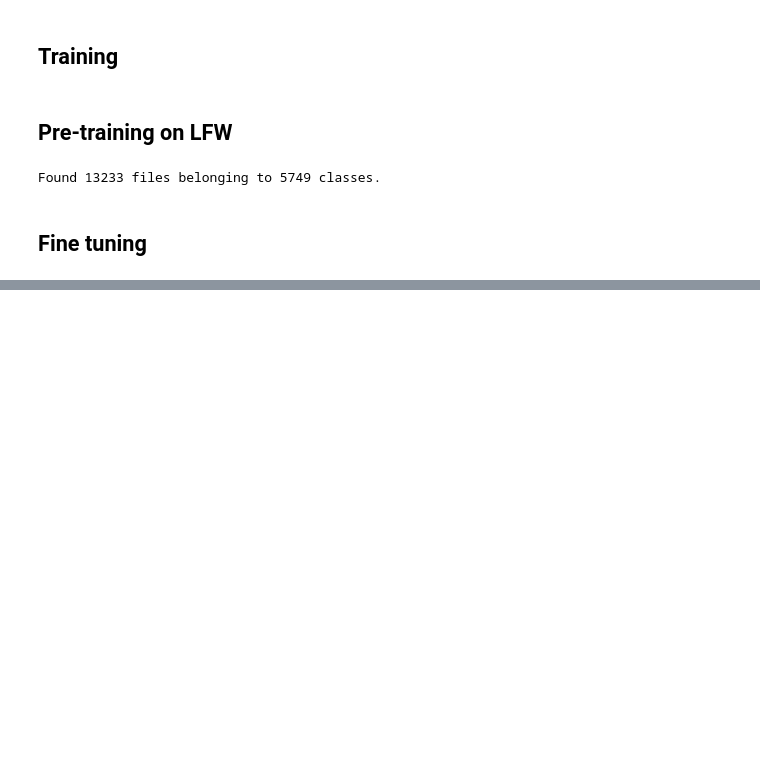
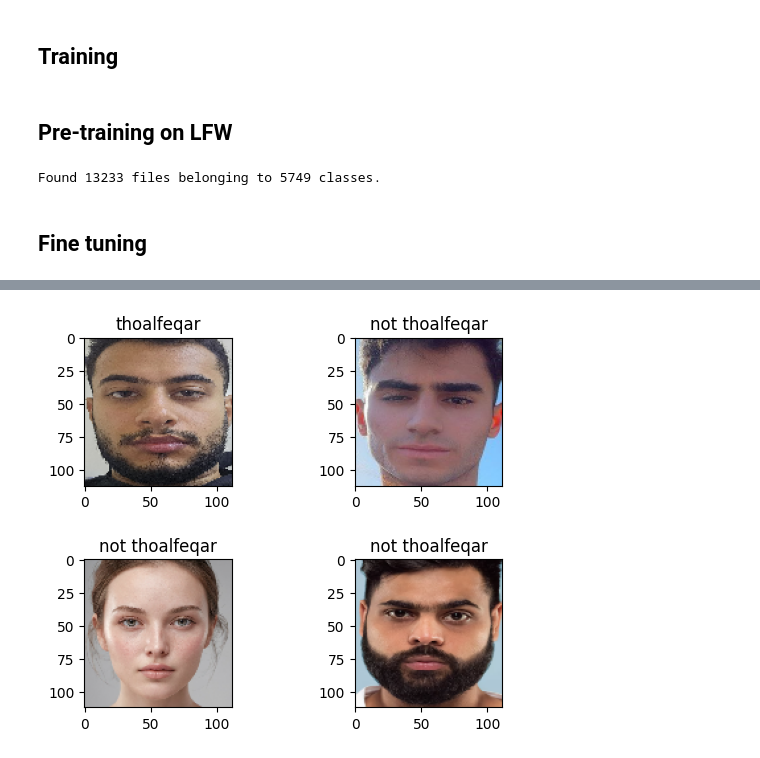
Before and after one commit to Thoalfeqar-gata/Vision-Transformers, a Jupyter notebook: face recognition.ipynb, the cells around one changed output, grey strips where cells are left out. Cells and saved outputs as stored; diff of their text form; code cells hidden in the pictures; blank space fills up the shorter version.

Commit message:
Finished training the final model

```diff
--- a/face recognition.ipynb
+++ b/face recognition.ipynb
@@ -8,12 +8,12 @@ import keras, matplotlib.pyplot as plt
 
 batch_size = 1024
 image_size = 112
-dataset = keras.utils.image_dataset_from_directory(
-    os.path.join('data', 'Casia webface', 'archive', 'casia-webface'),
-    labels = 'inferred',
-    label_mode = 'int',
-    batch_size = batch_size,
-    image_size = (image_size, image_size),
-    color_mode = 'rgb'
-)
+# dataset = keras.utils.image_dataset_from_directory(
+#     os.path.join('data', 'Casia webface', 'archive', 'casia-webface'),
+#     labels = 'inferred',
+#     label_mode = 'int',
+#     batch_size = batch_size,
+#     image_size = (image_size, image_size),
+#     color_mode = 'rgb'
+# )
 # %% [output]
@@ -340,0 +377,30 @@ history = model.fit(
+# %%
+import cv2, numpy as np, keras
+model = create_vit_classifier()
+model.load_weights(os.path.join('data', 'checkpoint', 'ViT 3', 'ViT 3.weights.h5'))
+classes = ['thoalfeqar', 'not thoalfeqar']
+image1 = cv2.resize(cv2.imread(os.path.join('data', 'test images', '7.jpg'))[:, :, ::-1], (112, 112))
+image2 = cv2.resize(cv2.imread(os.path.join('data', 'test images', '4.jpg'))[:, :, ::-1], (112, 112))
+image3 = cv2.resize(cv2.imread(os.path.join('data', 'test images', '6.png'))[:, :, ::-1], (112, 112))
+image4 = cv2.resize(cv2.imread(os.path.join('data', 'test images', '5.png'))[:, :, ::-1], (112, 112))
+output_class1 = np.argmax(model.predict(np.array([image1])))
+output_class2 = np.argmax(model.predict(np.array([image2])))
+output_class3 = np.argmax(model.predict(np.array([image3])))
+output_class4 = np.argmax(model.predict(np.array([image4])))
+
+plt.subplots_adjust(hspace = 0.5)
+plt.subplot(2, 2, 1)
+plt.imshow(image1)
+plt.title(classes[output_class1])
+plt.subplot(2, 2, 2)
+plt.imshow(image2)
+plt.title(classes[output_class2])
+plt.subplot(2, 2, 3)
+plt.imshow(image3)
+plt.title(classes[output_class3])
+plt.subplot(2, 2, 4)
+plt.imshow(image4)
+plt.title(classes[output_class4])
+
+plt.show()
+# %% [output]
@@ -340,0 +411 @@ history = model.fit(
+[figure, added]
```
Also changed, not shown: parts of 7 cells of this notebook, 1 other file.
